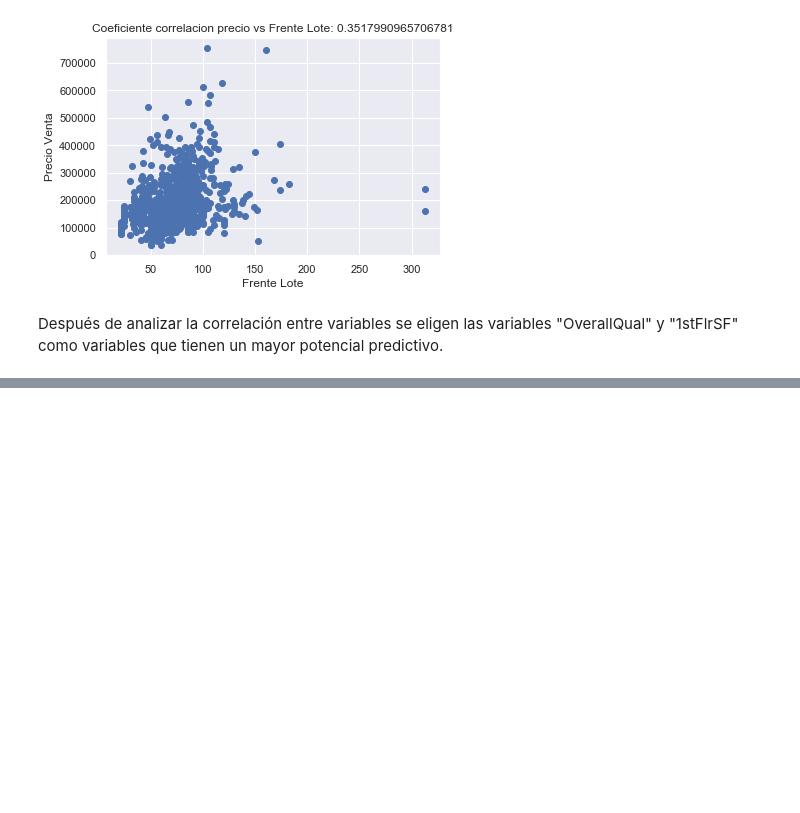
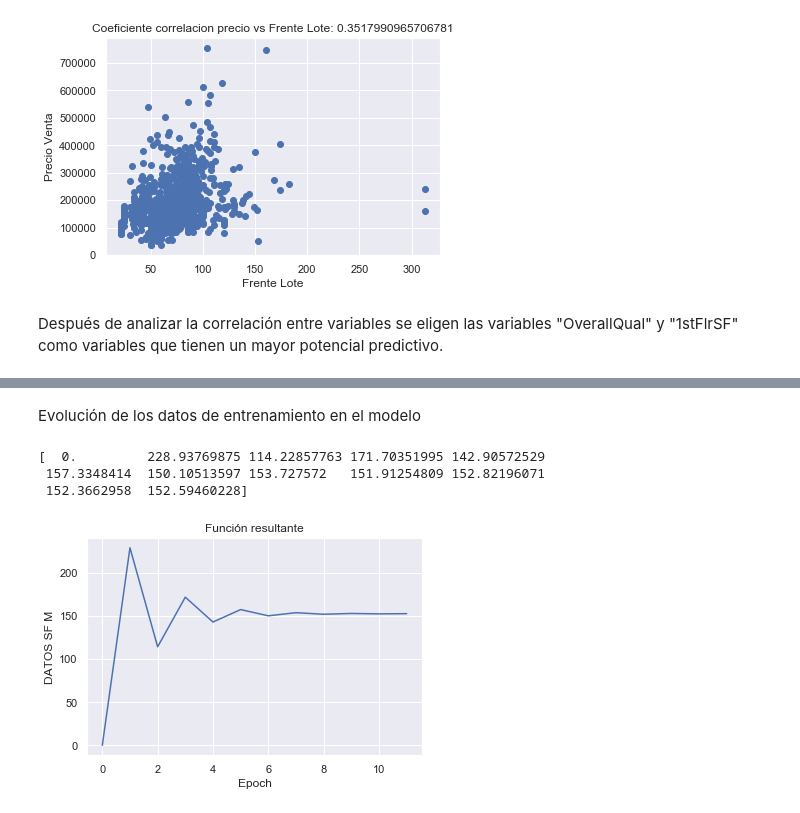
Before and after one commit to dvallesc/01-proyectoCienciaDeDatos, a Jupyter notebook: Proyecto_DiegoValle_20003022.ipynb, the cells around one changed output, grey strips where cells are left out. Saved outputs shown, nothing was run; the diff lists cells and outputs as text; code cells hidden in the pictures; blank space fills up the shorter version.

```diff
--- a/Proyecto_DiegoValle_20003022.ipynb
+++ b/Proyecto_DiegoValle_20003022.ipynb
@@ -233,0 +262,15 @@ Name: SalesPrice, Length: 1460, dtype: float64
+# %% [markdown]
+Evolución de los datos de entrenamiento en el modelo
+# %%
+print(datosSF[:,0])
+plt.plot(indicesSF, datosSF[:,0])
+tituloCalificacion="Función resultante"
+plt.title(tituloCalificacion)
+plt.xlabel("Epoch")
+plt.ylabel("DATOS SF M")
+plt.show()
+# %% [output]
+[  0.         228.93769875 114.22857763 171.70351995 142.90572529
+ 157.3348414  150.10513597 153.727572   151.91254809 152.82196071
+ 152.3662958  152.59460228]
+[figure, added]
```
Also changed, not shown: parts of 9 cells of this notebook.
